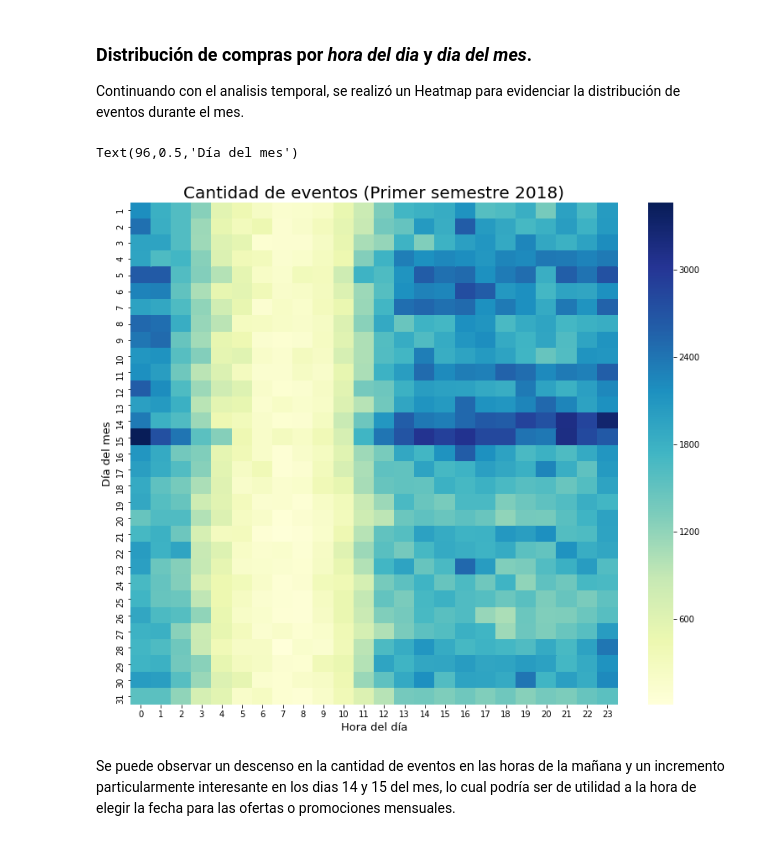
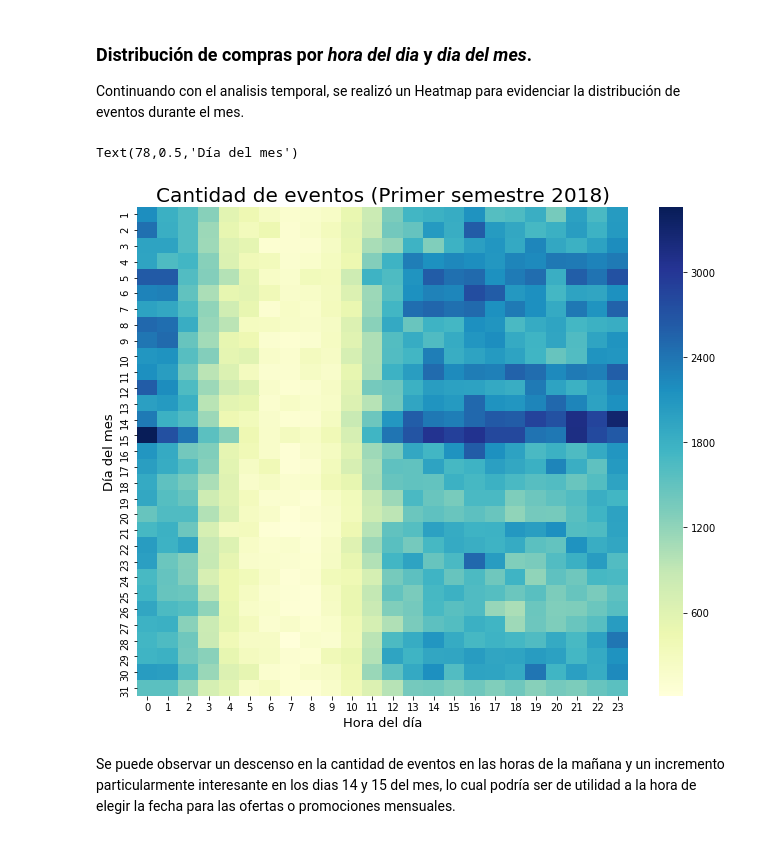
Before and after one commit to emabrea/7506-DATOS-TP1, a Jupyter notebook: Analisis Exploratorio.ipynb, the cells around one changed output. Drawn from its saved outputs; the diff is of its cells as text; code cells hidden in the pictures.

```diff
--- a/Analisis Exploratorio.ipynb
+++ b/Analisis Exploratorio.ipynb
@@ -187,15 +192,15 @@ trocafone['nonNaN'] = trocafone['event'].map(lambda x : 1) #Defino una columna p
 # llevamos a una representacion de ese tipo usando una tabla pivot.
 for_heatmap = trocafone.pivot_table(index='Hour', columns='day' , values = 'nonNaN' , aggfunc = 'sum')
 # %%
-dims = (13, 11)
+dims = (11, 9)
 fig, ax = plt.subplots(figsize=dims)
 g = sns.heatmap(for_heatmap.T , cmap="YlGnBu")
 g.set_title("Cantidad de eventos (Primer semestre 2018)", fontsize=20)
 g.set_xlabel("Hora del día",fontsize=13)
 g.set_ylabel("Día del mes", fontsize=13)
 # %% [output]
-Text(96,0.5,'Día del mes')
+Text(78,0.5,'Día del mes')
-[figure, old version]
+[figure, new version]
 # %% [markdown]
 Se puede observar un descenso en la cantidad de eventos en las horas de la mañana y un incremento particularmente interesante
 en los dias 14 y 15 del mes, lo cual podría ser de utilidad a la hora de elegir la fecha para las ofertas o promociones mensuales.
```
Also changed, not shown: parts of 19 cells of this notebook.
